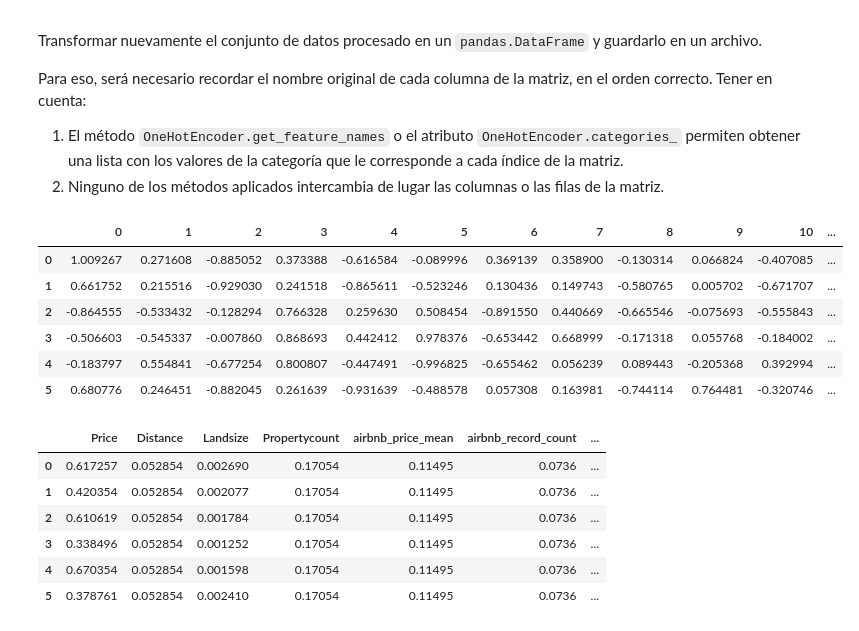
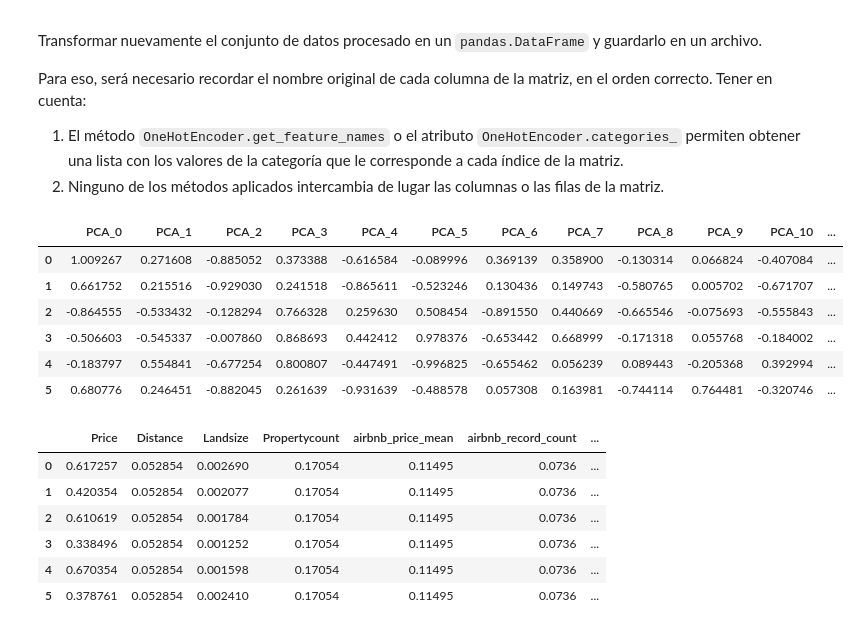
Before and after one commit to estebanarr/TP2_exploracion_curacion_datos, a Jupyter notebook: Entregable_Parte_2 .ipynb, the cells around one changed output. Saved outputs shown, nothing was run; the diff lists cells and outputs as text; code cells hidden in the pictures.

```diff
--- a/Entregable_Parte_2 .ipynb
+++ b/Entregable_Parte_2 .ipynb
@@ -497,13 +498,21 @@ Para eso, será necesario recordar el nombre original de cada columna de la matr
 # %%
 # Primeras 179 componentes principales
 
 pca2 = PCA(n_components=179)
 pca_dummy_features = pca2.fit_transform(df_2)
-pca_dummy_features_df=pd.DataFrame(pca_dummy_features)### cómo se puede poner el nombre de cada componente sin escribir las 86?? (lau)
+
+pca_dummy_features_df=pd.DataFrame(pca_dummy_features)
+
+columns=pca_dummy_features_df.columns
+columns=[str(int) for int in columns]
+columns=['PCA_'+x for x in columns]
+pca_dummy_features_df=pd.DataFrame(pca_dummy_features,columns=columns)
+
+
 pca_dummy_features_df[:6]
 # %% [output]
-|  | 0 | 1 | 2 | 3 | 4 | 5 | 6 | 7 | 8 | 9 | 10 | ... |
-| 0 | 1.009267 | 0.271608 | -0.885052 | 0.373388 | -0.616584 | -0.089996 | 0.369139 | 0.358900 | -0.130314 | 0.066824 | -0.407085 | ... |
+|  | PCA_0 | PCA_1 | PCA_2 | PCA_3 | PCA_4 | PCA_5 | PCA_6 | PCA_7 | PCA_8 | PCA_9 | PCA_10 | ... |
+| 0 | 1.009267 | 0.271608 | -0.885052 | 0.373388 | -0.616584 | -0.089996 | 0.369139 | 0.358900 | -0.130314 | 0.066824 | -0.407084 | ... |
 | 1 | 0.661752 | 0.215516 | -0.929030 | 0.241518 | -0.865611 | -0.523246 | 0.130436 | 0.149743 | -0.580765 | 0.005702 | -0.671707 | ... |
 | 2 | -0.864555 | -0.533432 | -0.128294 | 0.766328 | 0.259630 | 0.508454 | -0.891550 | 0.440669 | -0.665546 | -0.075693 | -0.555843 | ... |
 | 3 | -0.506603 | -0.545337 | -0.007860 | 0.868693 | 0.442412 | 0.978376 | -0.653442 | 0.668999 | -0.171318 | 0.055768 | -0.184002 | ... |
```
Also changed, not shown: parts of 4 cells of this notebook, 2 other files.
